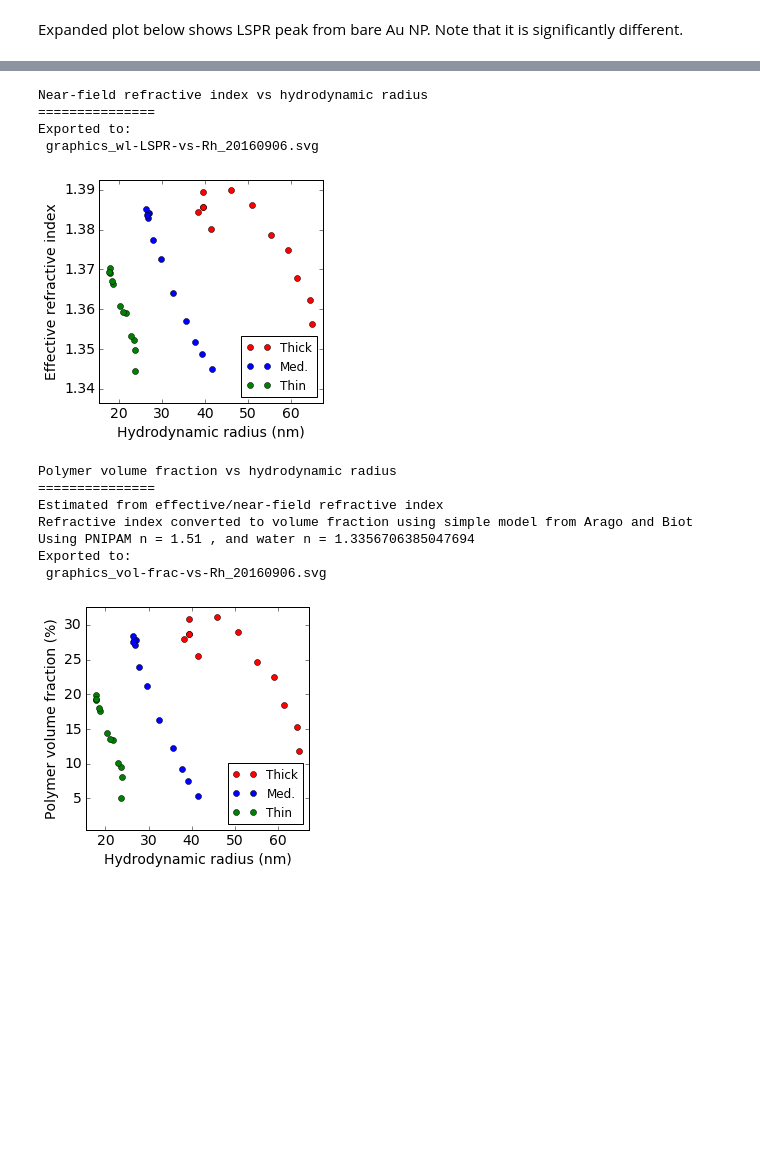
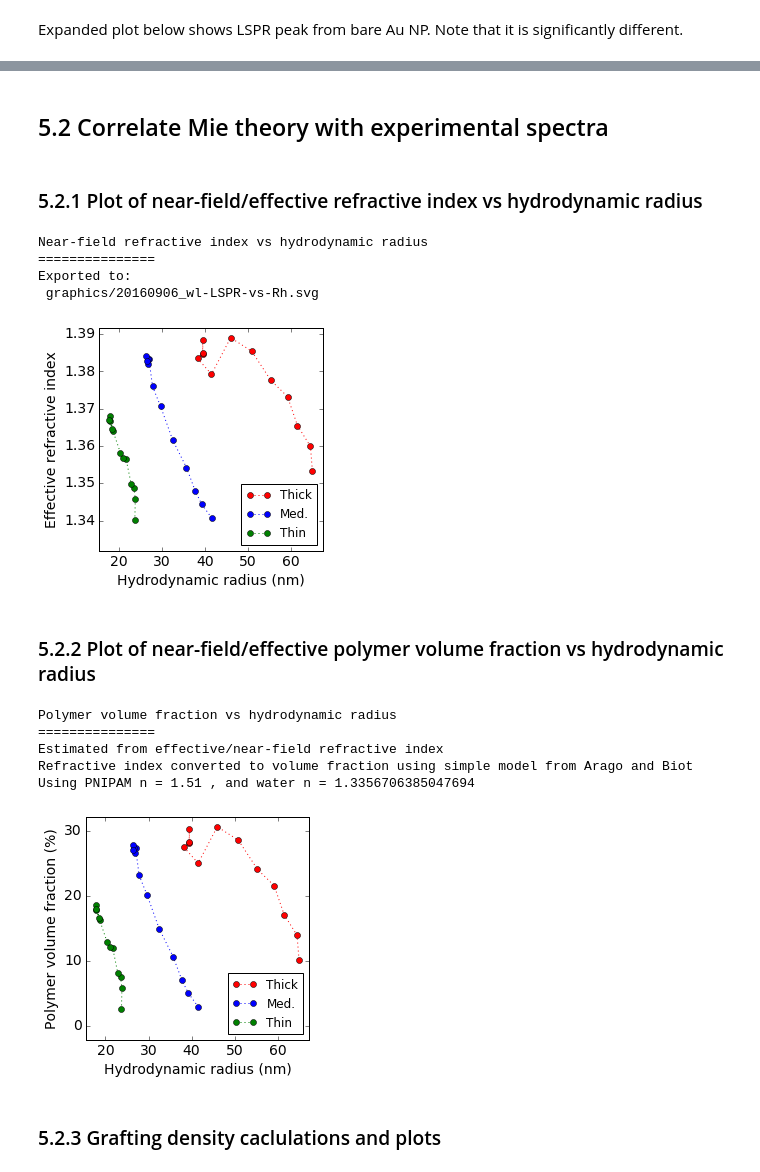
Before and after one commit to jpsfitz/nanooptics, a Jupyter notebook: AuNPs and shell structure.ipynb, the cells around one changed output, grey strips where cells are left out. Saved outputs shown, nothing was run; the diff lists cells and outputs as text; code cells hidden in the pictures; blank space fills up the shorter version.

```diff
--- a/AuNPs and shell structure.ipynb
+++ b/AuNPs and shell structure.ipynb
@@ -1011,7 +1783,7 @@ print("====================================")
 # parameter limits
 rCorenm = 8.5
 nmedMin, nmedMax, dnmed = 1.3, 1.555, 0.01
-wl0Minnm, wl0Maxnm, dwl0nm = 450, 600, 1.5
+wl0Minnm, wl0Maxnm, dwl0nm = 350, 700, .5
 lmax = 2
 
 # check for lmax convergence
@@ -1137,7 +1911,7 @@ def plotAndSave ():
     ## Save and display
     timestamp = ('{:%Y%m%d}'.format(datetime.datetime.now()))
     exportFormat = '.svg'
-    filename = "graphics_"+"sample-spectrum_" + timestamp + exportFormat
+    filename = "graphics/" + timestamp + "_sample-spectrum" + exportFormat
     #pylab.savefig(filename, transparent=True)
     #print("Exported to:\n", filename)
     pylab.show()
@@ -1208,9 +1986,8 @@ def plotAndSave ():
     ## Save and display
     timestamp = ('{:%Y%m%d}'.format(datetime.datetime.now()))
     exportFormat = '.svg'
-    filename = "graphics_"+"lspr-wl-nm-vs-nmed_" + timestamp + exportFormat
-    pylab.savefig(filename, transparent=True)
-    print("Exported to:\n", filename)
+    filename = "graphics/" + timestamp + "_lspr-wl-nm-vs-nmed" + exportFormat
+    pylab.savefig(filename); print("Exported to:\n", filename)
     pylab.show()
 
 plotAndSave()
@@ -1223,0 +2003,24 @@ Exported to:
+# %%
+print("LSPR analysis")
+print("=============")
+print("Peak detection with built-in baseline correction")
+threshold = 0.25
+
+lsprMiePeakCorrList = []
+for nmed in nmedList:
+    sortByRI = spectraAuLSPRArray[:,1] == nmed
+    dataSubArray = spectraAuLSPRArray[sortByRI]
+    if dataSubArray.size > 0:
+        x, y = dataSubArray[:,0], dataSubArray[:,2]
+        base = peakutils.baseline(y,2)
+        yCorr = y - base
+        indexes = peakutils.indexes(y, thres=threshold, min_dist=10)
+        indexesCorr = peakutils.indexes(yCorr, thres=threshold, min_dist=10)
+        if indexesCorr.size > 0:
+            if indexesCorr.size > 1: indexesCorr = [indexesCorr[-1]]
+            wlPeaknm = peakutils.interpolate(x, yCorr, ind=indexesCorr)
+            lsprMiePeakCorrList.append([ nmed, wlPeaknm[0] ])
+lsprMiePeakCorrArray = np.asarray(lsprMiePeakCorrList)
+print("  * output array format: [ nmed, wl-nm ]")
+print("  * LSPR peak min/max at (",format(np.amin(lsprMiePeakCorrArray[:,1]),'.1f'),"nm,",format(np.amax(lsprMiePeakCorrArray[:,1]),'.1f'),"nm )")
+print("  * uncorr. LSPR peak min/max at (",format(np.amin(lsprMiePeakArray[:,1]),'.1f'),"nm,",format(np.amax(lsprMiePeakArray[:,1]),'.1f'),"nm )")
@@ -1224,3 +2082,7 @@ Exported to:
+# %% [markdown]
+## 5.2 Correlate Mie theory with experimental spectra
+# %% [markdown]
+### 5.2.1 Plot of near-field/effective refractive index vs hydrodynamic radius
 # %%
 nmedOfMieLSPRnm = interpolate.interp1d(lsprMiePeakArray[:,1], lsprMiePeakArray[:,0], kind="cubic")
 lsprPeaknmedArray = np.asarray(list(map(nmedOfMieLSPRnm, lsprPeakArray[:,0])))
@@ -1238,41 +2100,42 @@ def plotAndSave ():
     x2, y2 = x[len(spectraTemps[0])+1:len(spectraTemps[0])+len(spectraTemps[1])], y[len(spectraTemps[0])+1:len(spectraTemps[0])+len(spectraTemps[1])]
     x3, y3 = x[len(spectraTemps[0])+len(spectraTemps[1])+1:], y[len(spectraTemps[0])+len(spectraTemps[1])+1:]
 
     ## Specific format options
-    pylab.plot(x1, y1, 'o', color='red', label="Thick")
-    pylab.plot(x2, y2, 'o', color='blue', label="Med.")
-    pylab.plot(x3, y3, 'o', color='green', label="Thin")
+    pylab.plot(x1, y1, 'o:', color='red', label="Thick")
+    pylab.plot(x2, y2, 'o:', color='blue', label="Med.")
+    pylab.plot(x3, y3, 'o:', color='green', label="Thin")
     pylab.ylabel("Effective refractive index")
     pylab.xlabel("Hydrodynamic radius (nm)")
     pylab.legend(loc='lower right', fontsize=12)
 
     ## General format options
     aspectRatio = dx/dy
     figWidthcm = 8.9
     figSizein = [figWidthcm/2.54, aspectRatio*figWidthcm/2.54]
     fig = pylab.figure(1, figsize=(figSizein[0],figSizein[1]))
     pylab.subplot(111)
     pylab.rcParams.update({'font.size': 14})
     pylab.axes().set_aspect(aspectRatio)
     pylab.xlim(xLimits[0]-0.05*dx, xLimits[1]+0.05*dx)
     pylab.ylim(yLimits[0]-0.05*dy, yLimits[1]+0.05*dy)
     pylab.locator_params(nbins=7)
 
     ## Save and display
     timestamp = ('{:%Y%m%d}'.format(datetime.datetime.now()))
     exportFormat = '.svg'
-    filename = "graphics_"+"wl-LSPR-vs-Rh_" + timestamp + exportFormat
-    pylab.savefig(filename, transparent=True)
-    print("Exported to:\n", filename)
+    filename = "graphics/" + timestamp + "_wl-LSPR-vs-Rh" + exportFormat
+    pylab.savefig(filename, transparent=True); print("Exported to:\n", filename)
     pylab.show()
 
 plotAndSave()
 # %% [output]
 Near-field refractive index vs hydrodynamic radius
 ===============
 Exported to:
- graphics_wl-LSPR-vs-Rh_20160906.svg
+ graphics/20160906_wl-LSPR-vs-Rh.svg
-[figure, old version]
+[figure, new version]
+# %% [markdown]
+### 5.2.2 Plot of near-field/effective polymer volume fraction vs hydrodynamic radius
 # %%
 nmedOfMieLSPRnm = interpolate.interp1d(lsprMiePeakArray[:,1], lsprMiePeakArray[:,0], kind="cubic")
 nPNIPAM = 1.51
@@ -1297,9 +2160,9 @@ def plotAndSave ():
     x3, y3 = x[len(spectraTemps[0])+len(spectraTemps[1])+1:], y[len(spectraTemps[0])+len(spectraTemps[1])+1:]
 
     ## Specific format options
-    pylab.plot(x1, y1, 'o', color='red', label="Thick")
-    pylab.plot(x2, y2, 'o', color='blue', label="Med.")
-    pylab.plot(x3, y3, 'o', color='green', label="Thin")
+    pylab.plot(x1, y1, 'o:', color='red', label="Thick")
+    pylab.plot(x2, y2, 'o:', color='blue', label="Med.")
+    pylab.plot(x3, y3, 'o:', color='green', label="Thin")
     pylab.ylabel("Polymer volume fraction (%)")
     pylab.xlabel("Hydrodynamic radius (nm)")
     pylab.legend(loc='lower right', fontsize=12)
@@ -1319,9 +2182,8 @@ def plotAndSave ():
     ## Save and display
     timestamp = ('{:%Y%m%d}'.format(datetime.datetime.now()))
     exportFormat = '.svg'
-    filename = "graphics_"+"vol-frac-vs-Rh_" + timestamp + exportFormat
-    pylab.savefig(filename, transparent=True)
-    print("Exported to:\n", filename)
+    filename = "graphics/" + timestamp + "_vol-frac-vs-Rh" + exportFormat
+    # pylab.savefig(filename); print("Exported to:\n", filename)
     pylab.show()
 
 plotAndSave()
@@ -1331,6 +2193,6 @@ Polymer volume fraction vs hydrodynamic radius
 Estimated from effective/near-field refractive index
 Refractive index converted to volume fraction using simple model from Arago and Biot
 Using PNIPAM n = 1.51 , and water n = 1.3356706385047694
-Exported to:
- graphics_vol-frac-vs-Rh_20160906.svg
-[figure, old version]
+[figure, new version]
+# %% [markdown]
+### 5.2.3 Grafting density caclulations and plots
```
Also changed, not shown: parts of 76 cells of this notebook.
